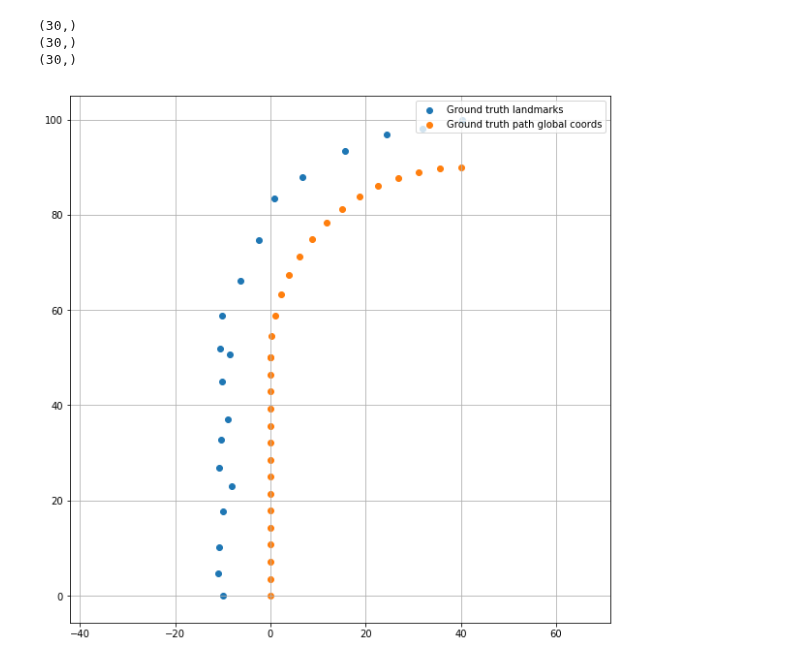
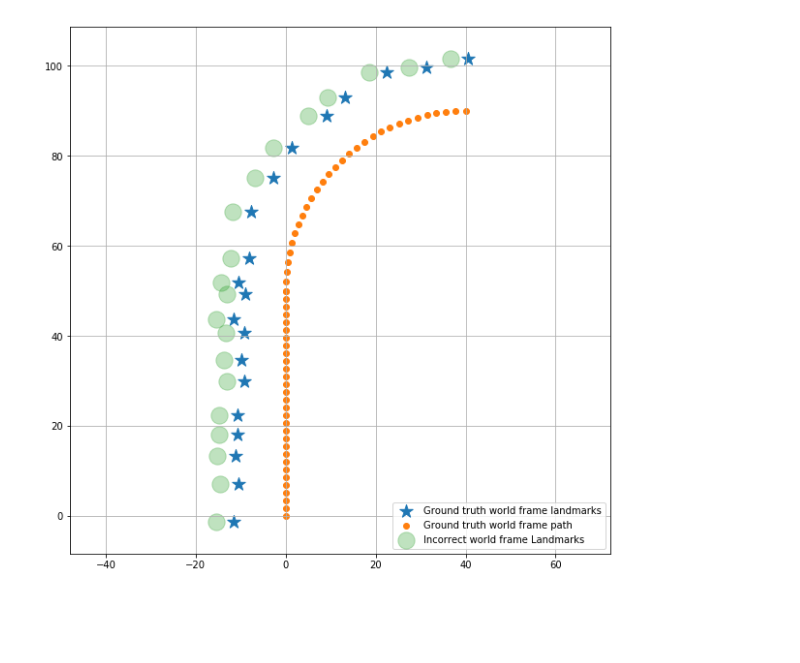
Before and after one commit to holt5301/LocalizationResearch, a Jupyter notebook: Calib_Stuff.ipynb, the cells around one changed output. Saved outputs shown, nothing was run; the diff lists cells and outputs as text; code cells hidden in the pictures; blank space fills up the shorter version.

```diff
--- a/Calib_Stuff.ipynb
+++ b/Calib_Stuff.ipynb
@@ -12,7 +15,7 @@ lm_y = (50 * np.sin(theta)) + np.random.normal(size=num_lm) + 50
 lm_x = np.append(lm_x, np.linspace(0, 0, num_lm) + np.random.normal(size=num_lm) - 10)
 lm_y = np.append(lm_y, np.linspace(0, 50, num_lm) + np.random.normal(size=num_lm))
 
-num_path = 15
+num_path = 30
 gt_path_x = np.linspace(0, 0, num_path)
 gt_path_y = np.linspace(0, 50, num_path)
 theta = np.linspace(np.pi/2, np.pi, num_path)
@@ -20,21 +23,6 @@ gt_path_x = np.append(gt_path_x, np.sort((40 * np.cos(theta)) + 40))
 gt_path_y = np.append(gt_path_y, np.sort((40 * np.sin(theta)) + 50))
 gt_path_dx = np.ediff1d(gt_path_x, to_begin=0)
 gt_path_dy = np.ediff1d(gt_path_y, to_begin=0)
-print(gt_path_x.shape)
-print(gt_path_dy.shape)
-gt_path_yaw = np.arctan2(gt_path_dx, gt_path_dy)
-print(gt_path_yaw.shape)
+gt_path_yaw = np.arctan2(gt_path_dx, gt_path_dy) * (180/np.pi)
 
-# plots
-plt.figure(figsize=(10,10))
-plt.scatter(lm_x, lm_y, label='Ground truth landmarks')
-plt.scatter(gt_path_x, gt_path_y, label="Ground truth path global coords")
-plt.grid()
-plt.axis('equal')
-plt.legend(loc='upper right')
-plt.show()
+gt_path = np.vstack([gt_path_x, gt_path_y, gt_path_yaw])
-# %% [output]
-(30,)
-(30,)
-(30,)
-[figure, removed]
@@ -40,0 +33,4 @@ plt.show()
+# %%
+lm_x = lm_x.reshape(1, -1)
+lm_y = lm_y.reshape(1, -1)
+gt_wf_lm = np.vstack([lm_x, lm_y, np.ones(lm_x.shape)])
@@ -40,0 +74,19 @@ plt.show()
+# %%
+# Put points into sensor frame correctly
+gt_vf_lm = gt_wf_to_vf_tf.apply_tf_to_pts(gt_wf_lm)
+gt_sf_lm = gt_vf_to_sf_tf.apply_tf_to_pts(gt_vf_lm)
+err_vf_lm = err_vf_to_sf_tf.apply_inv_tf_to_pts(gt_sf_lm)
+err_world_lm = gt_wf_to_vf_tf.apply_inv_tf_to_pts(err_vf_lm)
+
+
+# plots
+plt.figure(figsize=(10,10))
+plt.scatter(gt_wf_lm[0,:], gt_wf_lm[1,:], marker='*', s=200, label='Ground truth world frame landmarks')
+plt.scatter(gt_path_x, gt_path_y, label="Ground truth world frame path")
+plt.scatter(err_world_lm[0,:], err_world_lm[1,:], s=300, alpha=0.3, label='Incorrect world frame Landmarks')
+plt.grid()
+plt.axis('equal')
+plt.legend(loc='lower right')
+plt.show()
+# %% [output]
+[figure, added]
```
Also changed, not shown: parts of 4 cells of this notebook.
